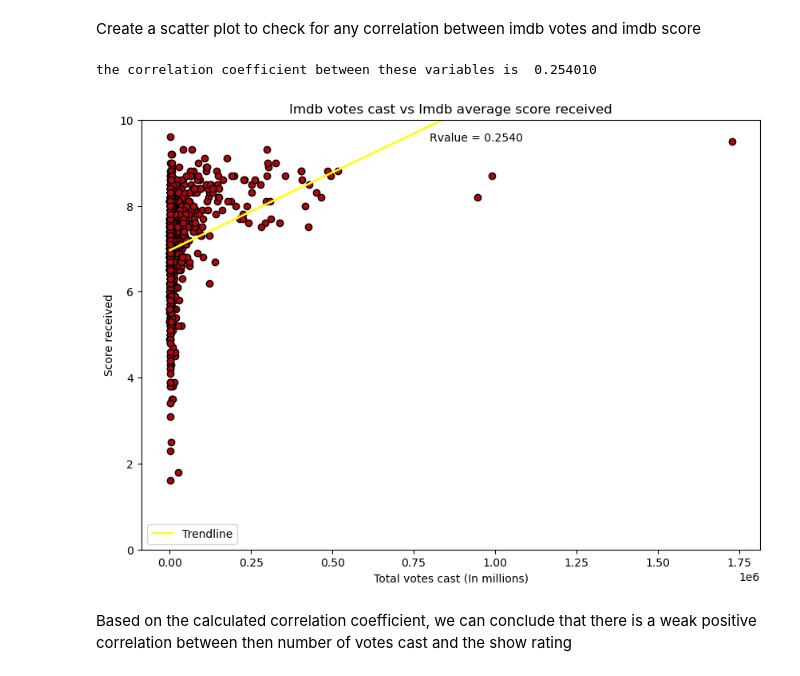
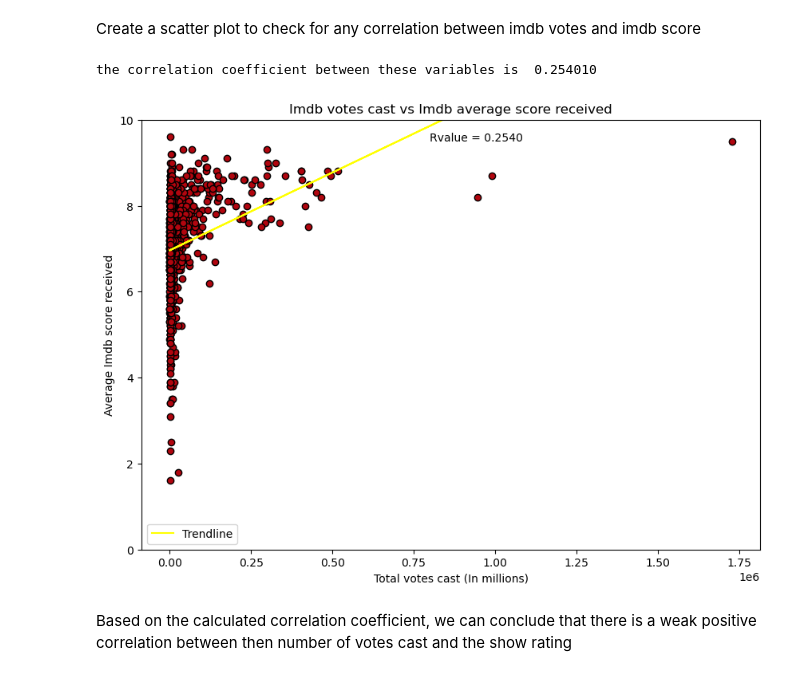
Before and after one commit to NidaB-C/NetflixEDA, a Jupyter notebook: 03_imdb_scores_votes_genres.ipynb, the cells around one changed output. Saved outputs shown, nothing was run; the diff lists cells and outputs as text; code cells hidden in the pictures.

```diff
--- a/03_imdb_scores_votes_genres.ipynb
+++ b/03_imdb_scores_votes_genres.ipynb
@@ -177,24 +177,24 @@ Create a scatter plot to check for any correlation between imdb votes and imdb s
 # %%
 
 plt.scatter(cq4_df['imdb_votes'],cq4_df["imdb_score"],c='#B1060F',edgecolor='k');
 
 slope, intercept, rvalue, pvalue, stderr = st.linregress(q4_df['imdb_votes'],q4_df["imdb_score"])
 plt.plot(q4_df['imdb_votes'],slope*q4_df['imdb_votes']+intercept,color='yellow',label='Trendline')
 plt.xlabel("Total votes cast (In millions)")
-plt.ylabel("Score received")
+plt.ylabel("Average Imdb score received")
 plt.ylim(0,10)
 plt.legend()
 plt.title("Imdb votes cast vs Imdb average score received")
 plt.annotate("Rvalue = 0.2540", (800000,9.5))
 plt.rcParams['figure.figsize'] = [10, 7]
 
 
 print(f"the correlation coefficient between these variables is {rvalue: 3f}")
 
 plt.savefig('Images/03_E_3_Scatter_of_votes_vs_scores.png')
 # %% [output]
 the correlation coefficient between these variables is  0.254010
-[figure, old version]
+[figure, new version]
 # %% [markdown]
 Based on the calculated correlation coefficient, we can conclude that there is a weak positive correlation between then number of votes cast and the show rating
 # %%
```
Also changed, not shown: parts of 4 cells of this notebook, 3 other files.
